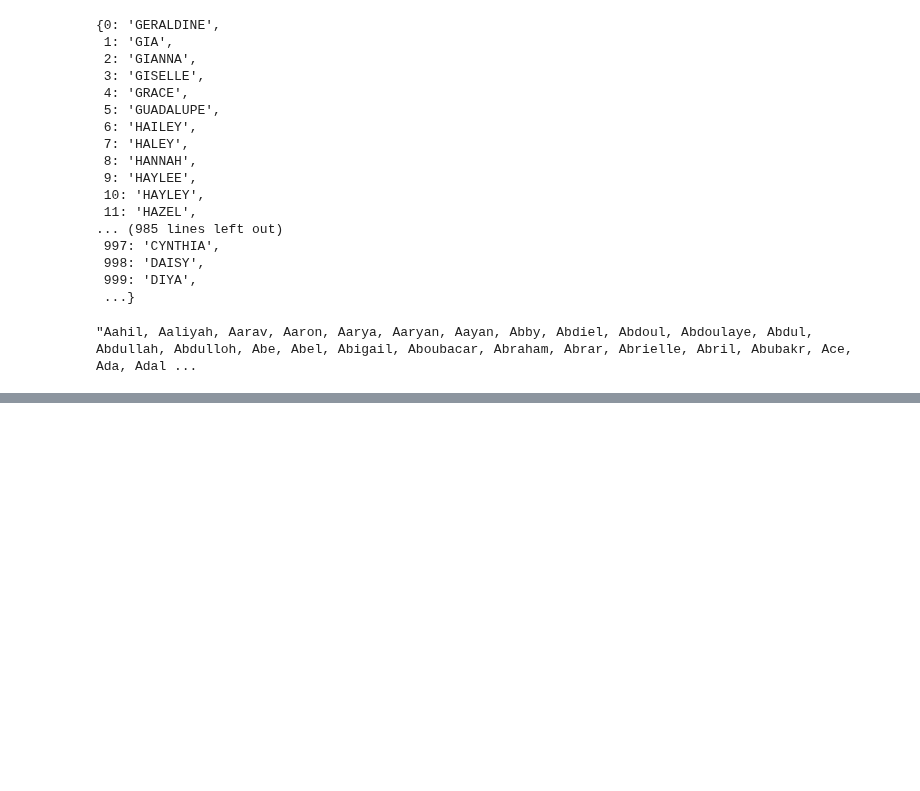
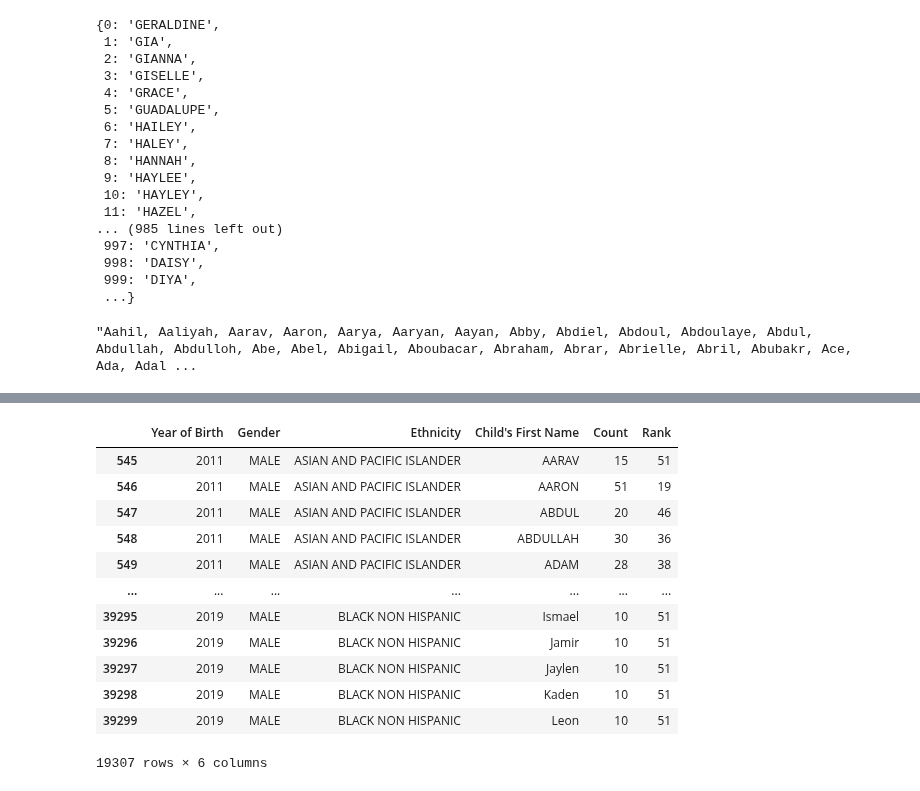
Before and after one commit to junclemente/tfs-pandas, a Jupyter notebook: Input and Output.ipynb, the cells around one changed output, grey strips where cells are left out. Drawn from its saved outputs; the diff is of its cells as text; code cells hidden in the pictures; blank space fills up the shorter version.

```diff
--- a/Input and Output.ipynb
+++ b/Input and Output.ipynb
@@ -83,0 +141,4 @@ baby_names.to_csv("NYC_Baby_Names.csv",
+# %%
+url = "https://data.cityofnewyork.us/api/views/25th-nujf/rows.csv"
+baby_names = pd.read_csv(url)
+baby_names.head()
@@ -83,0 +152,19 @@ baby_names.to_csv("NYC_Baby_Names.csv",
+# %%
+girls = baby_names[baby_names["Gender"] == "FEMALE"]
+boys = baby_names[baby_names["Gender"] == "MALE"]
+# %%
+boys
+# %% [output]
+|  | Year of Birth | Gender | Ethnicity | Child's First Name | Count | Rank |
+| 545 | 2011 | MALE | ASIAN AND PACIFIC ISLANDER | AARAV | 15 | 51 |
+| 546 | 2011 | MALE | ASIAN AND PACIFIC ISLANDER | AARON | 51 | 19 |
+| 547 | 2011 | MALE | ASIAN AND PACIFIC ISLANDER | ABDUL | 20 | 46 |
+| 548 | 2011 | MALE | ASIAN AND PACIFIC ISLANDER | ABDULLAH | 30 | 36 |
+| 549 | 2011 | MALE | ASIAN AND PACIFIC ISLANDER | ADAM | 28 | 38 |
+| ... | ... | ... | ... | ... | ... | ... |
+| 39295 | 2019 | MALE | BLACK NON HISPANIC | Ismael | 10 | 51 |
+| 39296 | 2019 | MALE | BLACK NON HISPANIC | Jamir | 10 | 51 |
+| 39297 | 2019 | MALE | BLACK NON HISPANIC | Jaylen | 10 | 51 |
+| 39298 | 2019 | MALE | BLACK NON HISPANIC | Kaden | 10 | 51 |
+| 39299 | 2019 | MALE | BLACK NON HISPANIC | Leon | 10 | 51 |
+19307 rows × 6 columns
```
Also changed, not shown: parts of 11 cells of this notebook.
